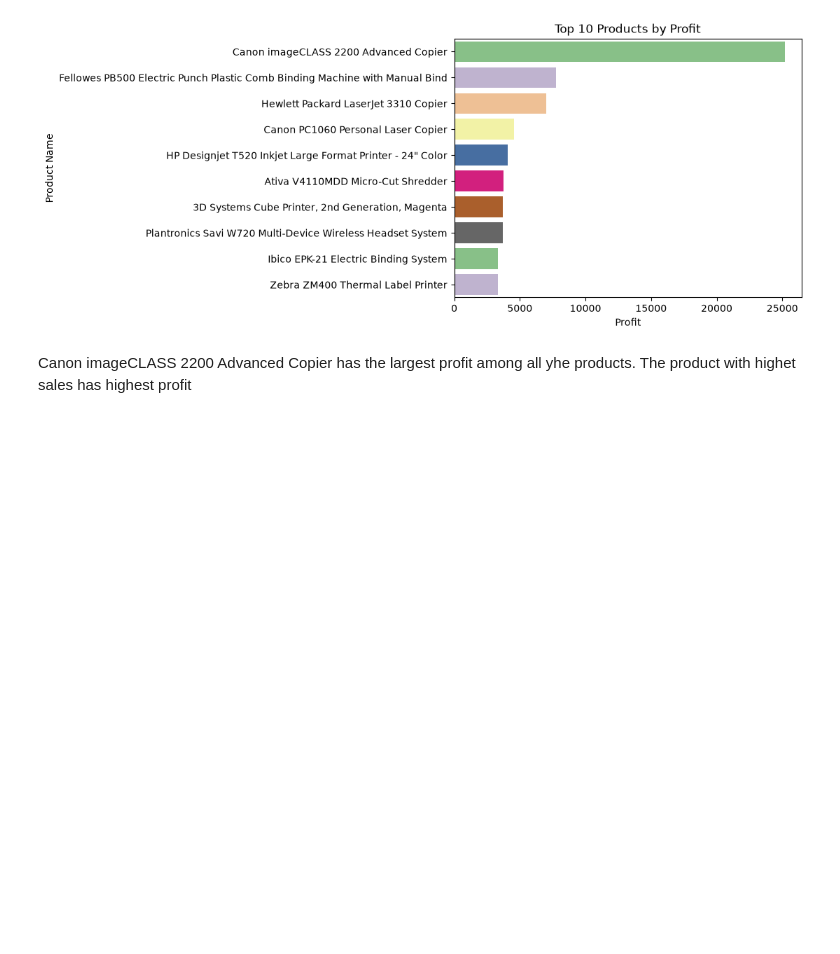
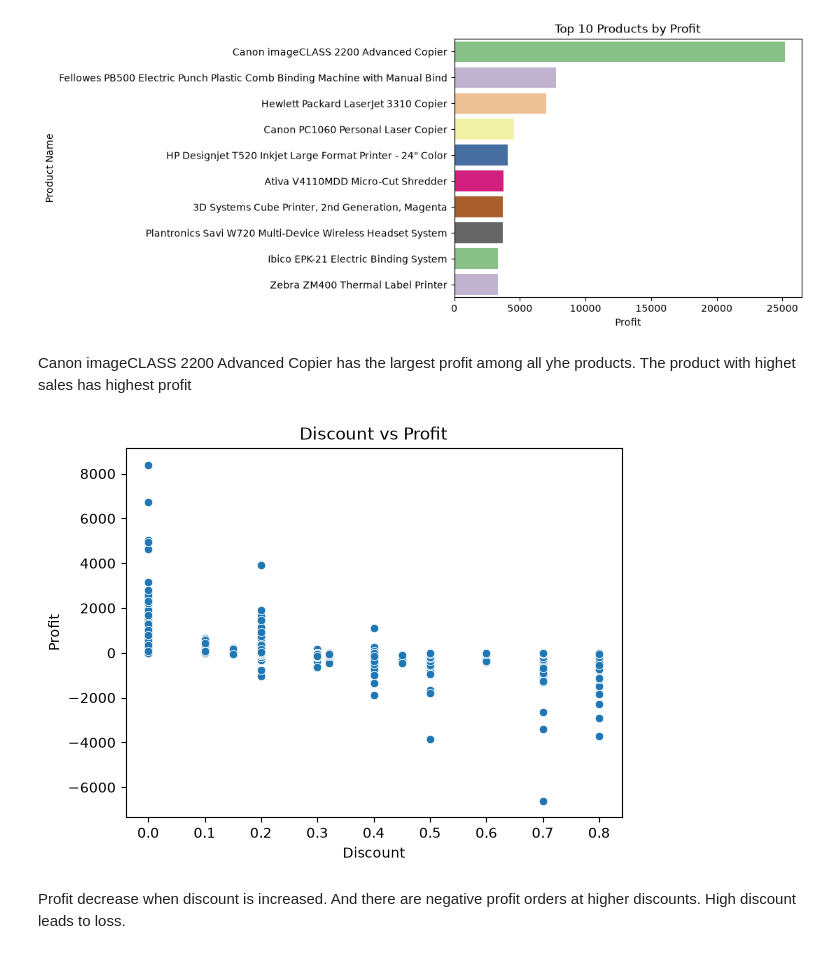
Before and after one commit to vaishnaviniwalkar/Superstore_Sales_Analysis, a Jupyter notebook: notebook/analysis.ipynb, the cells around one changed output. Cells and saved outputs as stored; diff of their text form; code cells hidden in the pictures; blank space fills up the shorter version.

Commit message:
profit vs discount analysis

```diff
--- a/notebook/analysis.ipynb
+++ b/notebook/analysis.ipynb
@@ -477,3 +477,12 @@ plt.show()
 [figure]
 # %% [markdown]
 Canon imageCLASS 2200 Advanced Copier has the largest profit among all yhe products. The product with highet sales has highest profit
+# %%
+sns.scatterplot(x='Discount', y='Profit', data=df)
+plt.title('Discount vs Profit')
+plt.show()
+# %% [output]
+[figure, added]
+# %% [markdown]
+Profit decrease when discount is increased. And there are negative profit orders at higher discounts.
+High discount leads to loss.
```
Also changed, not shown: parts of 3 cells of this notebook.
